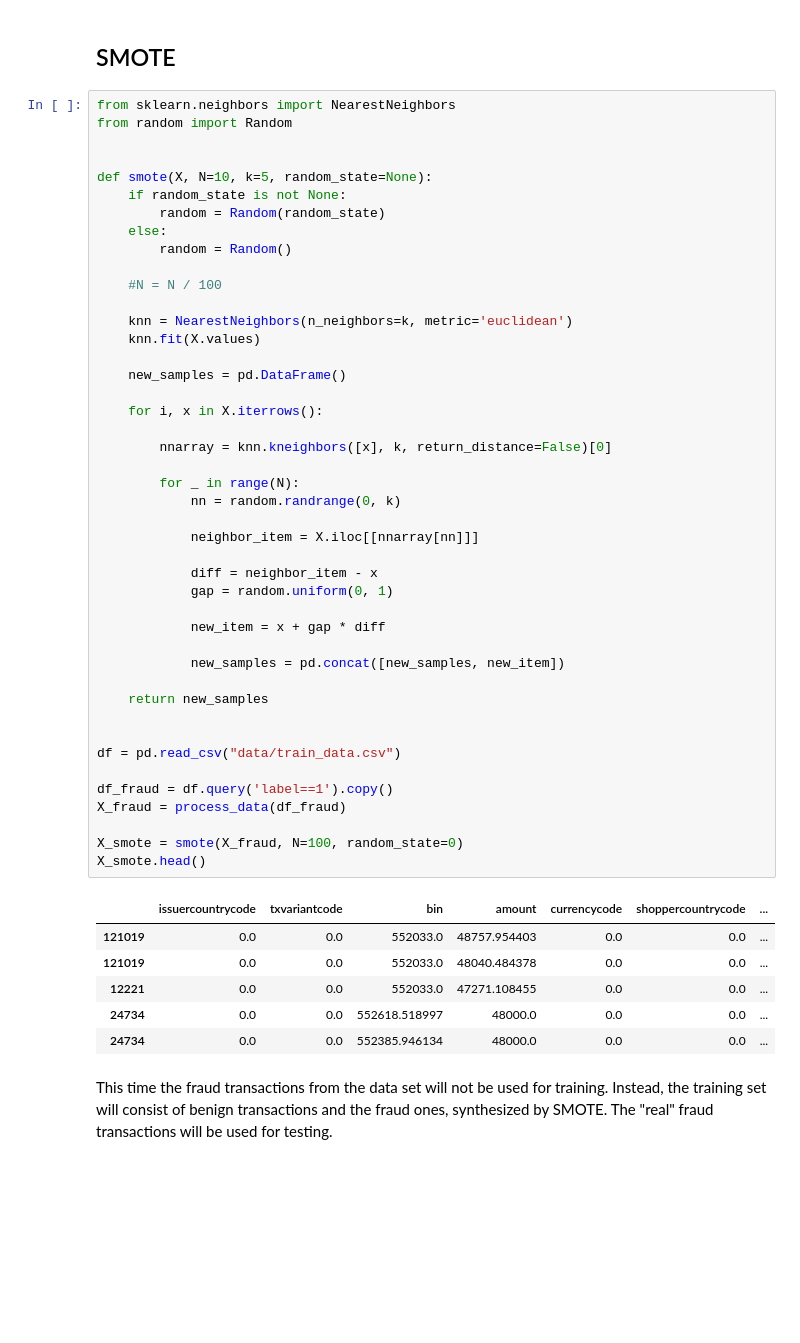
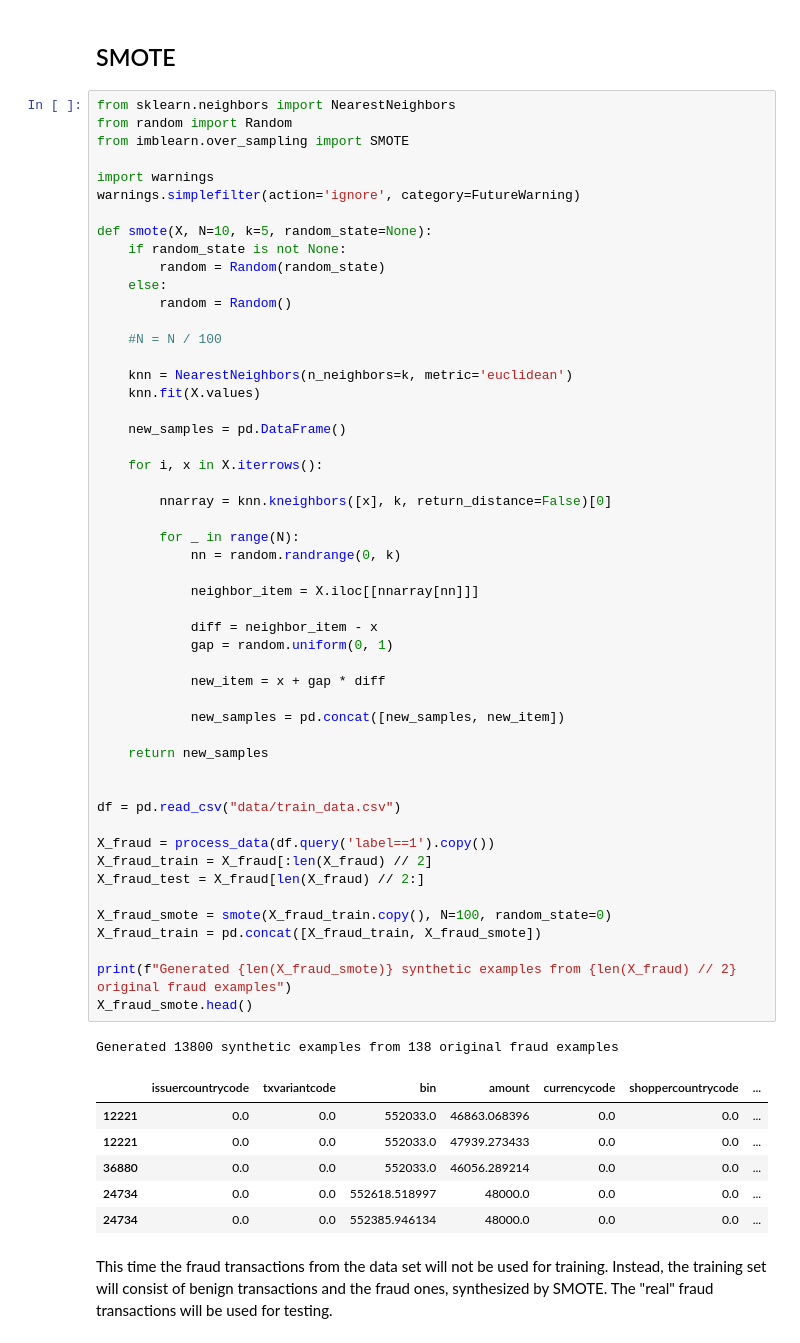
Before and after one commit to kponichtera/cs4035-cda, a Jupyter notebook: jupyter/W1_Visuals.ipynb, the cells around one changed output. Saved outputs shown, nothing was run; the diff lists cells and outputs as text; blank space fills up the shorter version.

Commit message:
Suppressed irritating warning messages, changed jupyterlab workdir

```diff
--- a/jupyter/W1_Visuals.ipynb
+++ b/jupyter/W1_Visuals.ipynb
@@ -324,7 +324,10 @@ This means that without additional tweaking and data set modifications, the afor
 # %%
 from sklearn.neighbors import NearestNeighbors
 from random import Random
+from imblearn.over_sampling import SMOTE
 
+import warnings
+warnings.simplefilter(action='ignore', category=FutureWarning)
 
 def smote(X, N=10, k=5, random_state=None):
     if random_state is not None:
@@ -336,40 +339,45 @@ def smote(X, N=10, k=5, random_state=None):
 
     knn = NearestNeighbors(n_neighbors=k, metric='euclidean')
     knn.fit(X.values)
 
     new_samples = pd.DataFrame()
 
     for i, x in X.iterrows():
 
         nnarray = knn.kneighbors([x], k, return_distance=False)[0]
 
         for _ in range(N):
             nn = random.randrange(0, k)
 
             neighbor_item = X.iloc[[nnarray[nn]]]
 
             diff = neighbor_item - x
             gap = random.uniform(0, 1)
 
             new_item = x + gap * diff
 
             new_samples = pd.concat([new_samples, new_item])
 
     return new_samples
 
 
 df = pd.read_csv("data/train_data.csv")
 
-df_fraud = df.query('label==1').copy()
-X_fraud = process_data(df_fraud)
+X_fraud = process_data(df.query('label==1').copy())
+X_fraud_train = X_fraud[:len(X_fraud) // 2]
+X_fraud_test = X_fraud[len(X_fraud) // 2:]
 
-X_smote = smote(X_fraud, N=100, random_state=0)
-X_smote.head()
+X_fraud_smote = smote(X_fraud_train.copy(), N=100, random_state=0)
+X_fraud_train = pd.concat([X_fraud_train, X_fraud_smote])
+
+print(f"Generated {len(X_fraud_smote)} synthetic examples from {len(X_fraud) // 2} original fraud examples")
+X_fraud_smote.head()
 # %% [output]
+Generated 13800 synthetic examples from 138 original fraud examples
 |  | issuercountrycode | txvariantcode | bin | amount | currencycode | shoppercountrycode | ... |
-| 121019 | 0.0 | 0.0 | 552033.0 | 48757.954403 | 0.0 | 0.0 | ... |
-| 121019 | 0.0 | 0.0 | 552033.0 | 48040.484378 | 0.0 | 0.0 | ... |
-| 12221 | 0.0 | 0.0 | 552033.0 | 47271.108455 | 0.0 | 0.0 | ... |
+| 12221 | 0.0 | 0.0 | 552033.0 | 46863.068396 | 0.0 | 0.0 | ... |
+| 12221 | 0.0 | 0.0 | 552033.0 | 47939.273433 | 0.0 | 0.0 | ... |
+| 36880 | 0.0 | 0.0 | 552033.0 | 46056.289214 | 0.0 | 0.0 | ... |
 | 24734 | 0.0 | 0.0 | 552618.518997 | 48000.0 | 0.0 | 0.0 | ... |
 | 24734 | 0.0 | 0.0 | 552385.946134 | 48000.0 | 0.0 | 0.0 | ... |
 # %% [markdown]
```
Also changed, not shown: parts of 5 cells of this notebook, 2 other files.
